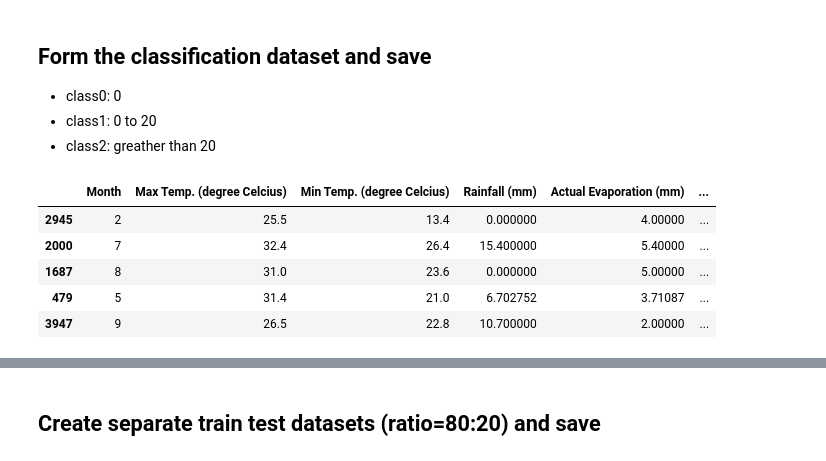
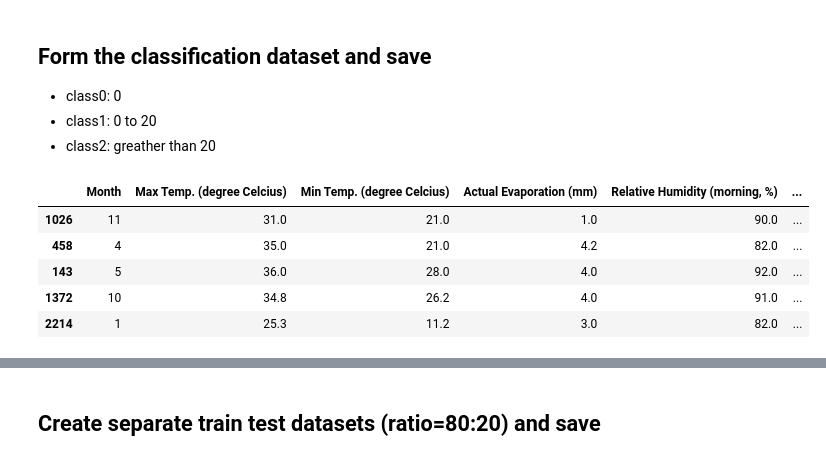
Before and after one commit to RifatIslamOmio/Weather-WaterLevel-Prediction-ML, a Jupyter notebook: Notebooks/brri-dataset/brri-dataset_pre-process.ipynb, the cells around one changed output, grey strips where cells are left out. Drawn from its saved outputs; the diff is of its cells as text; code cells hidden in the pictures.

Commit message:
Fix brri-weather dataset classification pre-processing #7
'Rainfall (mm)' column removed from the pre-processed classification dataset

```diff
--- a/Notebooks/brri-dataset/brri-dataset_pre-process.ipynb
+++ b/Notebooks/brri-dataset/brri-dataset_pre-process.ipynb
@@ -139,14 +139,14 @@ def rain_classifier(_df):
     return df
 # %%
 preProcessed_classification_df = rain_classifier(preProcessed_df)
-preProcessed_classification_df.drop(columns=['Rainfall (mm)'])
+preProcessed_classification_df.drop(columns=['Rainfall (mm)'], inplace=True)
 preProcessed_classification_df.sample(5)
 # %% [output]
-|  | Month | Max Temp. (degree Celcius) | Min Temp. (degree Celcius) | Rainfall (mm) | Actual Evaporation (mm) | ... |
-| 2945 | 2 | 25.5 | 13.4 | 0.000000 | 4.00000 | ... |
-| 2000 | 7 | 32.4 | 26.4 | 15.400000 | 5.40000 | ... |
-| 1687 | 8 | 31.0 | 23.6 | 0.000000 | 5.00000 | ... |
-| 479 | 5 | 31.4 | 21.0 | 6.702752 | 3.71087 | ... |
-| 3947 | 9 | 26.5 | 22.8 | 10.700000 | 2.00000 | ... |
+|  | Month | Max Temp. (degree Celcius) | Min Temp. (degree Celcius) | Actual Evaporation (mm) | Relative Humidity (morning, %) | ... |
+| 1026 | 11 | 31.0 | 21.0 | 1.0 | 90.0 | ... |
+| 458 | 4 | 35.0 | 21.0 | 4.2 | 82.0 | ... |
+| 143 | 5 | 36.0 | 28.0 | 4.0 | 92.0 | ... |
+| 1372 | 10 | 34.8 | 26.2 | 4.0 | 91.0 | ... |
+| 2214 | 1 | 25.3 | 11.2 | 3.0 | 82.0 | ... |
 # %%
 preProcessed_classification_df.to_csv(os.path.join('..', '..', 'Datasets', 'brri-datasets', 'pre-processed', 'brri-weather_preprocessed_classification.csv'), index=False)
```
Also changed, not shown: parts of 5 cells of this notebook, 3 other files.
